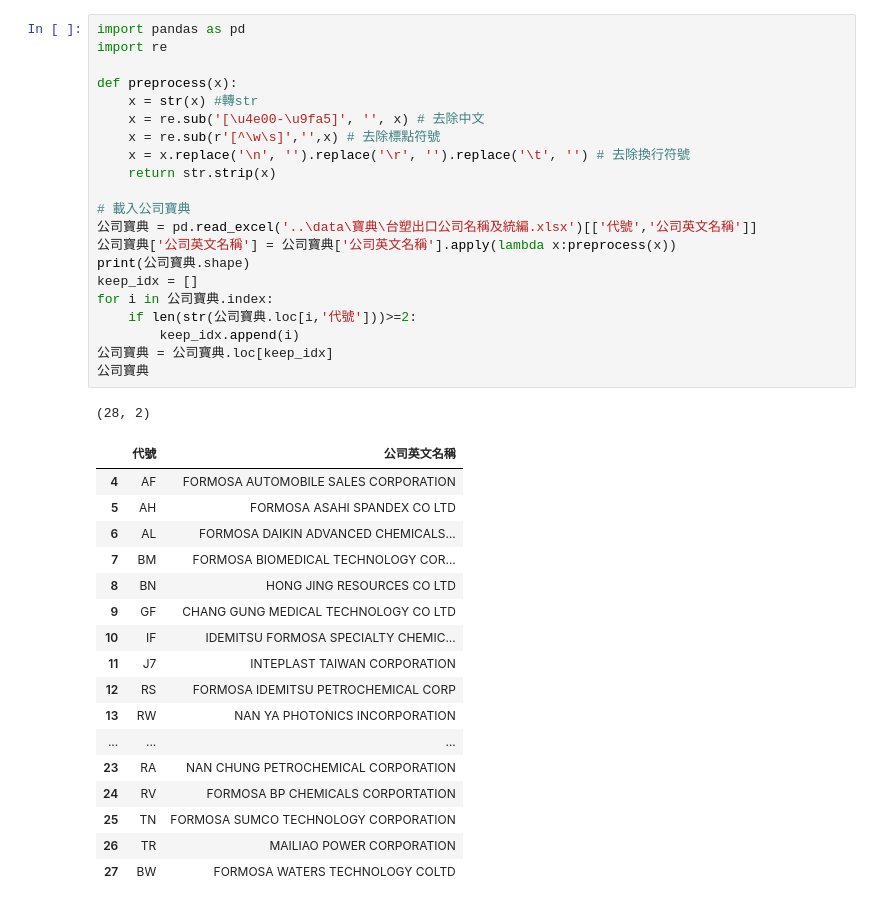
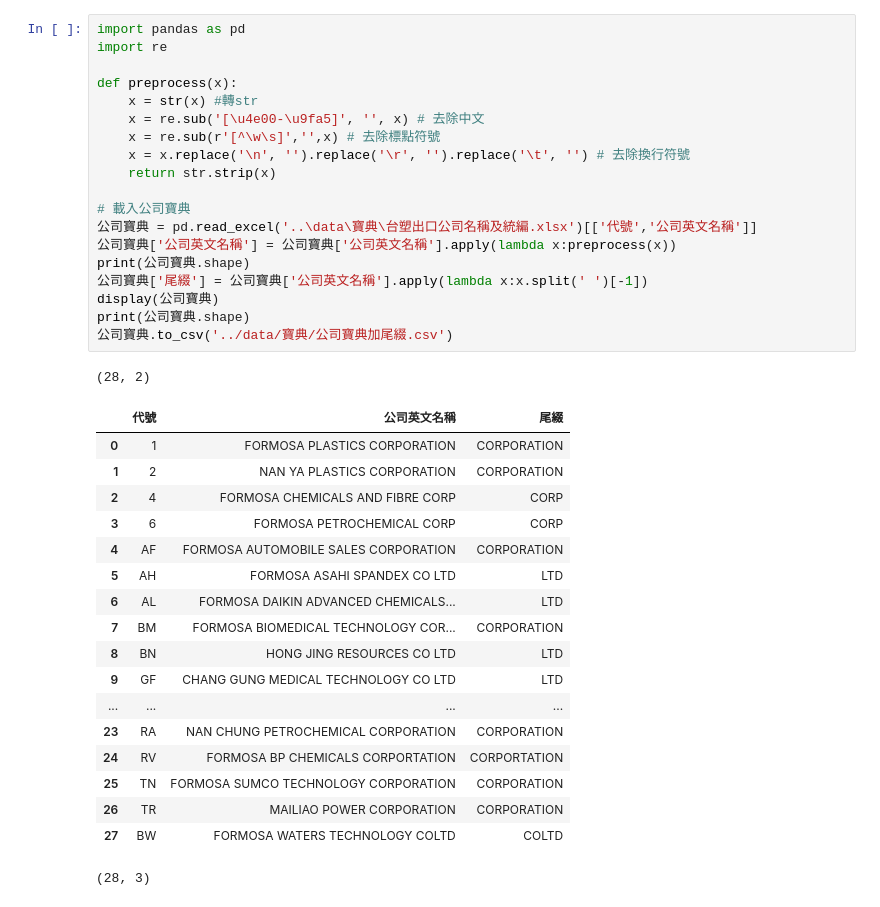
Before and after one commit to skywalker0803r/Letter-of-Credit-Intelligent-Auxiliary-Semantic-Analysis-System, a Jupyter notebook: notebook/擴充公司寶典.ipynb, the cells around one changed output. Saved outputs shown, nothing was run; the diff lists cells and outputs as text.

```diff
--- a/notebook/擴充公司寶典.ipynb
+++ b/notebook/擴充公司寶典.ipynb
@@ -1,40 +1,39 @@
 # %%
 import pandas as pd
 import re
 
 def preprocess(x):
     x = str(x) #轉str
     x = re.sub('[\u4e00-\u9fa5]', '', x) # 去除中文
     x = re.sub(r'[^\w\s]','',x) # 去除標點符號
     x = x.replace('\n', '').replace('\r', '').replace('\t', '') # 去除換行符號
     return str.strip(x)
 
 # 載入公司寶典
 公司寶典 = pd.read_excel('..\data\寶典\台塑出口公司名稱及統編.xlsx')[['代號','公司英文名稱']]
 公司寶典['公司英文名稱'] = 公司寶典['公司英文名稱'].apply(lambda x:preprocess(x))
 print(公司寶典.shape)
-keep_idx = []
-for i in 公司寶典.index:
-    if len(str(公司寶典.loc[i,'代號']))>=2:
-        keep_idx.append(i)
-公司寶典 = 公司寶典.loc[keep_idx]
-公司寶典
+公司寶典['尾綴'] = 公司寶典['公司英文名稱'].apply(lambda x:x.split(' ')[-1])
+display(公司寶典)
+print(公司寶典.shape)
+公司寶典.to_csv('../data/寶典/公司寶典加尾綴.csv')
 # %% [output]
 (28, 2)
-|  | 代號 | 公司英文名稱 |
-| 4 | AF | FORMOSA AUTOMOBILE SALES CORPORATION |
-| 5 | AH | FORMOSA ASAHI SPANDEX CO LTD |
-| 6 | AL | FORMOSA DAIKIN ADVANCED CHEMICALS... |
-| 7 | BM | FORMOSA BIOMEDICAL TECHNOLOGY COR... |
-| 8 | BN | HONG JING RESOURCES CO LTD |
-| 9 | GF | CHANG GUNG MEDICAL TECHNOLOGY CO LTD |
-| 10 | IF | IDEMITSU FORMOSA SPECIALTY CHEMIC... |
-| 11 | J7 | INTEPLAST TAIWAN CORPORATION |
-| 12 | RS | FORMOSA IDEMITSU PETROCHEMICAL CORP |
-| 13 | RW | NAN YA PHOTONICS INCORPORATION |
-| ... | ... | ... |
-| 23 | RA | NAN CHUNG PETROCHEMICAL CORPORATION |
-| 24 | RV | FORMOSA BP CHEMICALS CORPORTATION |
-| 25 | TN | FORMOSA SUMCO TECHNOLOGY CORPORATION |
-| 26 | TR | MAILIAO POWER CORPORATION |
-| 27 | BW | FORMOSA WATERS TECHNOLOGY COLTD |
+|  | 代號 | 公司英文名稱 | 尾綴 |
+| 0 | 1 | FORMOSA PLASTICS CORPORATION | CORPORATION |
+| 1 | 2 | NAN YA PLASTICS CORPORATION | CORPORATION |
+| 2 | 4 | FORMOSA CHEMICALS AND FIBRE CORP | CORP |
+| 3 | 6 | FORMOSA PETROCHEMICAL CORP | CORP |
+| 4 | AF | FORMOSA AUTOMOBILE SALES CORPORATION | CORPORATION |
+| 5 | AH | FORMOSA ASAHI SPANDEX CO LTD | LTD |
+| 6 | AL | FORMOSA DAIKIN ADVANCED CHEMICALS... | LTD |
+| 7 | BM | FORMOSA BIOMEDICAL TECHNOLOGY COR... | CORPORATION |
+| 8 | BN | HONG JING RESOURCES CO LTD | LTD |
+| 9 | GF | CHANG GUNG MEDICAL TECHNOLOGY CO LTD | LTD |
+| ... | ... | ... | ... |
+| 23 | RA | NAN CHUNG PETROCHEMICAL CORPORATION | CORPORATION |
+| 24 | RV | FORMOSA BP CHEMICALS CORPORTATION | CORPORTATION |
+| 25 | TN | FORMOSA SUMCO TECHNOLOGY CORPORATION | CORPORATION |
+| 26 | TR | MAILIAO POWER CORPORATION | CORPORATION |
+| 27 | BW | FORMOSA WATERS TECHNOLOGY COLTD | COLTD |
+(28, 3)
```
Also changed, not shown: parts of 10 cells of this notebook, 2 other files.
